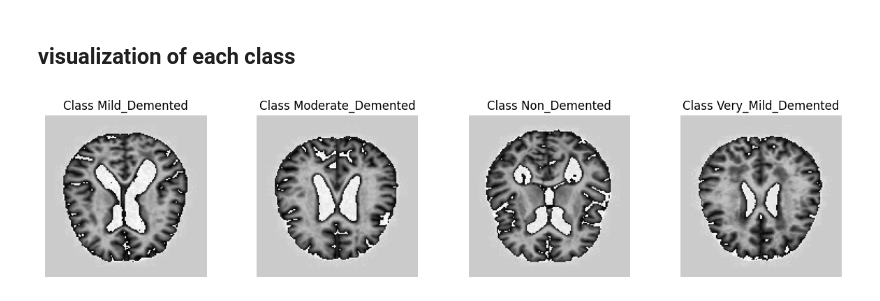
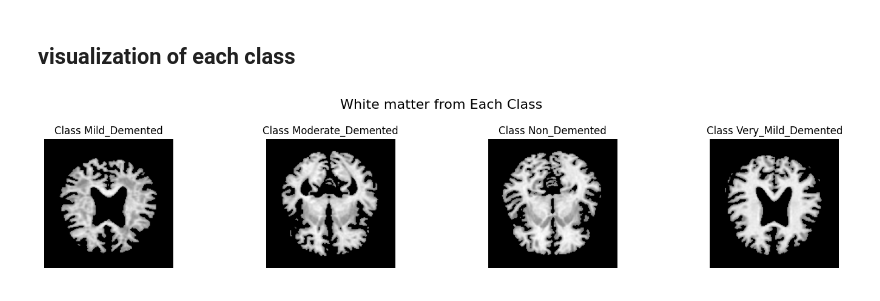
Before and after one commit to Mahmimi/Alzheimer, a Jupyter notebook: Alzheimer.ipynb, the cells around one changed output. Cells and saved outputs as stored; diff of their text form; code cells hidden in the pictures.

Commit message:
update split_brain

```diff
--- a/Alzheimer.ipynb
+++ b/Alzheimer.ipynb
@@ -157,3 +159,18 @@ class AddCLAHE():
+# %%
+class split_white_and_gray():
+    def __init__(self,threshold=120) -> None:
+        self.threshold = threshold
+
+    def __call__(self,tensor):
+        tensor = (tensor*255).to(torch.int64)
+
+        # Apply thresholding
+        gray_matter = torch.where(tensor >= self.threshold,tensor,0)
+        gray_matter = (gray_matter/255).to(torch.float64)
+        white_matter = torch.where(tensor < self.threshold,tensor,0)
+        white_matter = (white_matter/255).to(torch.float64)
+
+        return torch.cat((gray_matter, white_matter), dim=0)
 # %% [markdown]
 ## Apply transforms
 # %%
@@ -161,7 +178,8 @@ transform = transforms.Compose([
     transforms.Resize((150, 150)),
     transforms.Grayscale(num_output_channels=1),
     transforms.ToTensor(),
-    AddCLAHE(),
+    split_white_and_gray(120),
+    #AddCLAHE(),
     #AddGaussianNoise(0,0.05),
 ])
 # %%
@@ -227,22 +251,24 @@ plt.show()
 # %%
 images, labels = next(iter(dataloader))
 
 img_index = []
 for label in labels.unique():
     img_index.append(list(labels).index(label))
 
 image_each_classes = []
 for idx in img_index:
     image_each_classes.append(images[idx])
 
 # Plot one image from each class
 fig, axs = plt.subplots(1, len(Dataset.classes), figsize=(15, 3))
+fig.suptitle("White matter from Each Class", fontsize=16)
 
 for class_num, i in enumerate(zip(Dataset.classes,image_each_classes)):
-    axs[class_num].imshow(transforms.ToPILImage()(i[-1]),cmap='gray')
+    axs[class_num].imshow(transforms.ToPILImage()(i[-1][0]),cmap='gray')
     axs[class_num].set_title(f"Class {i[0]}")
     axs[class_num].axis('off')
 
+plt.tight_layout()
 plt.show()
 # %% [output]
-[figure, old version]
+[figure, new version]
```
Also changed, not shown: parts of 5 cells of this notebook.
